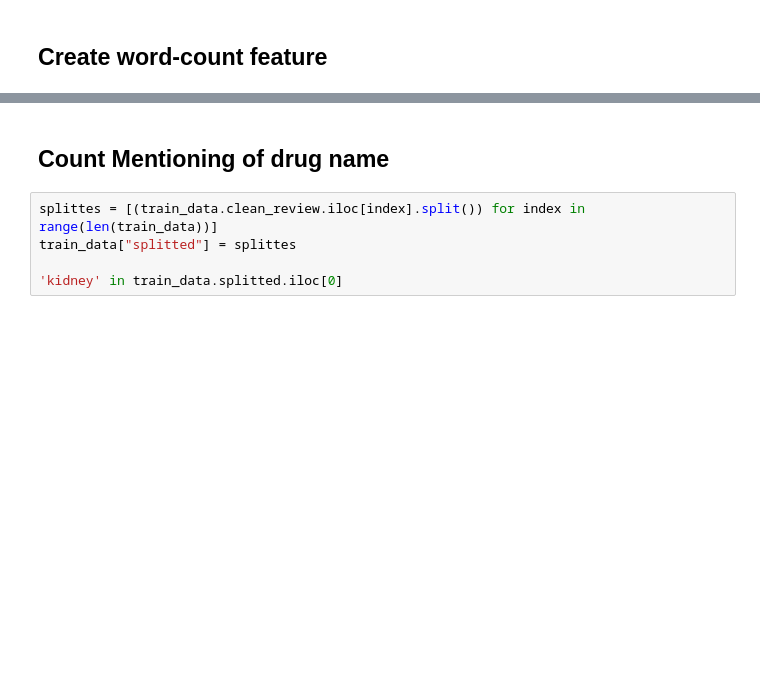
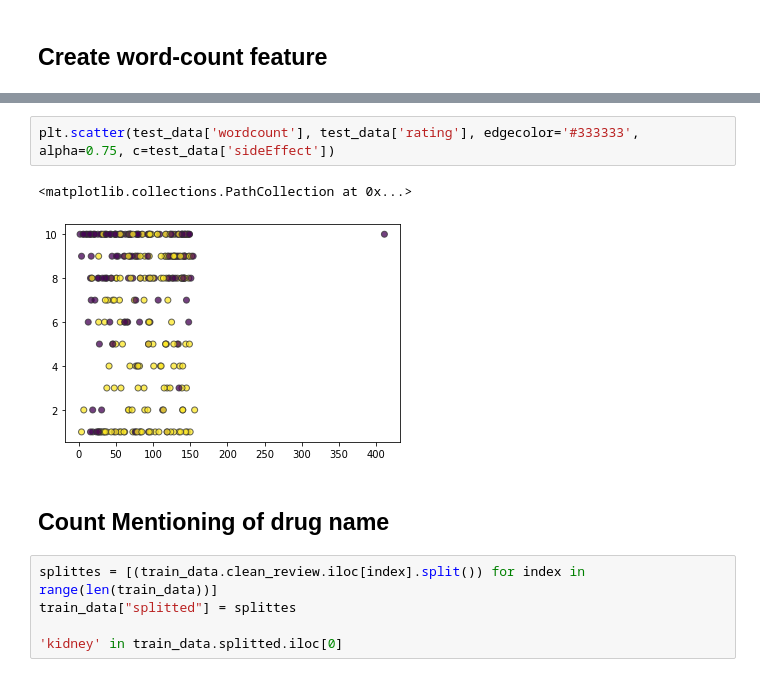
Before and after one commit to hendahmke/adverse_drug_reactions, a Jupyter notebook: notebooks/henni_labelleddata_exploration.ipynb, the cells around one changed output, grey strips where cells are left out. Drawn from its saved outputs; the diff is of its cells as text; blank space fills up the shorter version.

```diff
--- a/notebooks/henni_labelleddata_exploration.ipynb
+++ b/notebooks/henni_labelleddata_exploration.ipynb
@@ -144,6 +198,11 @@ test_data.head()
 | 2 | Lybrel | "I used to take another oral cont... | 5 | 1 | used take another oral contracept... | used take another oral contracept... | 134 |
 | 3 | Ortho Evra | "This is my first time using any ... | 8 | 1 | first time using form birth contr... | first time using form birth contr... | 89 |
 | 4 | Buprenorphine / naloxone | "Suboxone has completely turned m... | 9 | 1 | suboxone completely turned life a... | suboxone completely turned life a... | 124 |
+# %%
+plt.scatter(test_data['wordcount'], test_data['rating'], edgecolor='#333333', alpha=0.75, c=test_data['sideEffect'])
+# %% [output]
+<matplotlib.collections.PathCollection at 0x...>
+[figure, added]
 # %% [markdown]
 ## Count Mentioning of drug name
 # %%
```
Also changed, not shown: parts of 12 cells of this notebook, 3 other files.
